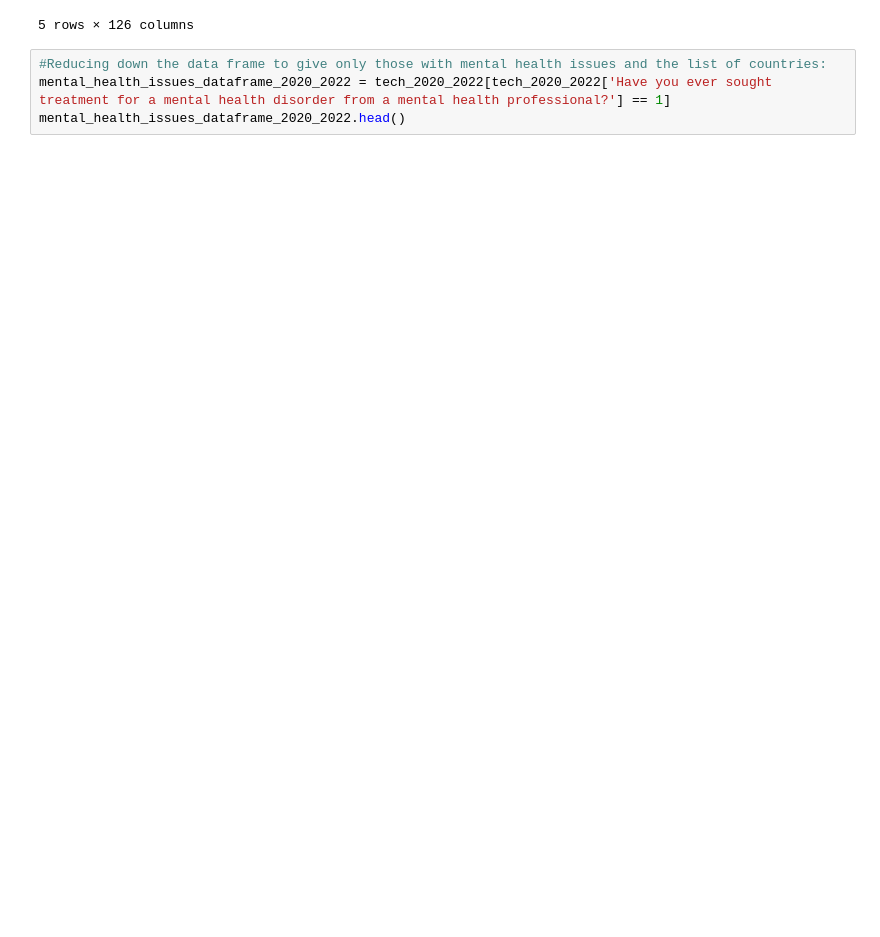
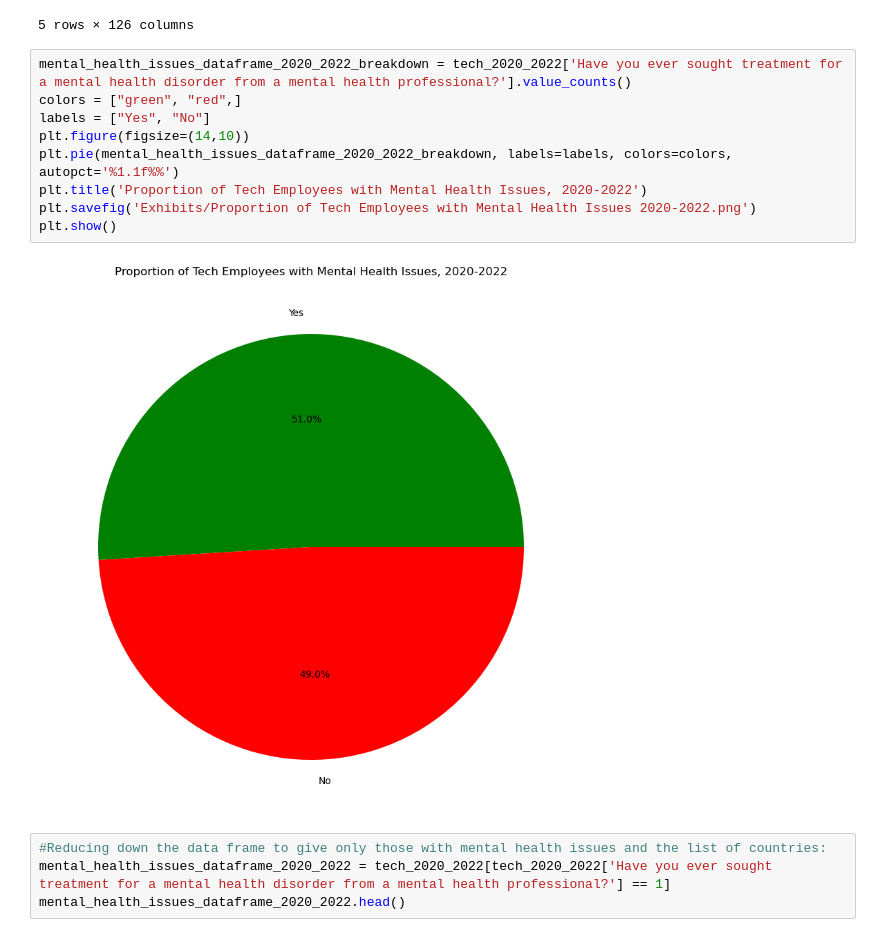
Before and after one commit to K-G-Witt/project1-team4, a Jupyter notebook: rcl_file.ipynb, the cells around one changed output. Drawn from its saved outputs; the diff is of its cells as text; blank space fills up the shorter version.

```diff
--- a/rcl_file.ipynb
+++ b/rcl_file.ipynb
@@ -225,6 +244,17 @@ tech_2020_2022.head()
 | 29 | zajfmuuax9ghv5zajfggt5osq6vy6dq8 | 0 | 500-1000 | 1.0 | 1.0 | ... |
 | 30 | z51tyq30o2xt4yoqbhfz51xx1xzz3abm | 0 | More than 1000 | 1.0 | 1.0 | ... |
 5 rows × 126 columns
+# %%
+mental_health_issues_dataframe_2020_2022_breakdown = tech_2020_2022['Have you ever sought treatment for a mental health disorder from a mental health professional?'].value_counts()
+colors = ["green", "red",]
+labels = ["Yes", "No"]
+plt.figure(figsize=(14,10))
+plt.pie(mental_health_issues_dataframe_2020_2022_breakdown, labels=labels, colors=colors, autopct='%1.1f%%')
+plt.title('Proportion of Tech Employees with Mental Health Issues, 2020-2022')
+plt.savefig('Exhibits/Proportion of Tech Employees with Mental Health Issues 2020-2022.png')
+plt.show()
+# %% [output]
+[figure, added]
 # %%
 #Reducing down the data frame to give only those with mental health issues and the list of countries:
 mental_health_issues_dataframe_2020_2022 = tech_2020_2022[tech_2020_2022['Have you ever sought treatment for a mental health disorder from a mental health professional?'] == 1]
```
Also changed, not shown: parts of 5 cells of this notebook, 4 other files.
